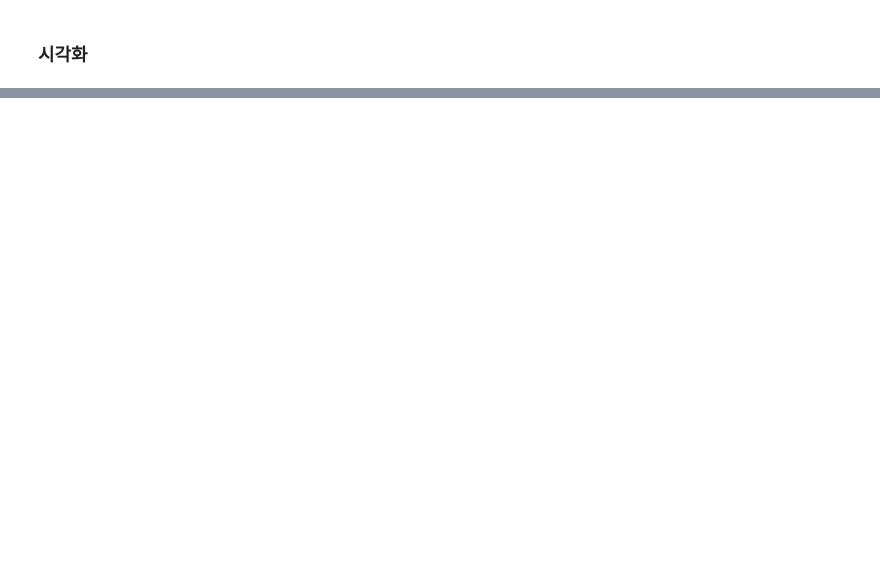
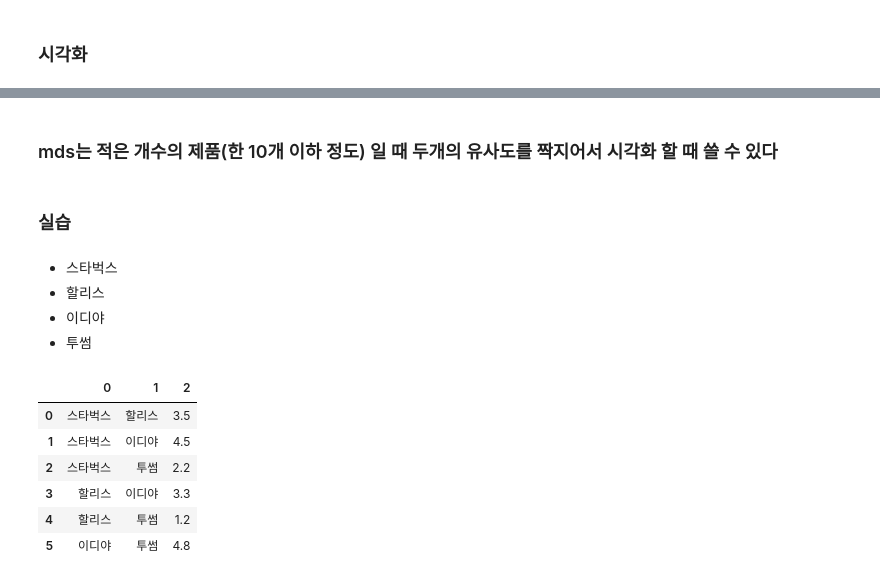
Before and after one commit to canary4651/TIL, a Jupyter notebook: jupyter/통계10.ipynb, the cells around one changed output, grey strips where cells are left out. Saved outputs shown, nothing was run; the diff lists cells and outputs as text; code cells hidden in the pictures; blank space fills up the shorter version.

```diff
--- a/jupyter/통계10.ipynb
+++ b/jupyter/통계10.ipynb
@@ -639,0 +361,30 @@ array([[-0.00476629, -0.35994948],
+# %% [markdown]
+### mds는 적은 개수의 제품(한 10개 이하 정도) 일 때 두개의 유사도를 짝지어서 시각화 할 때 쓸 수 있다
+# %% [markdown]
+### 실습
+# %% [markdown]
+- 스타벅스
+- 할리스
+- 이디야
+- 투썸
+# %%
+df = pandas.DataFrame(
+    [
+        ['스타벅스', '할리스', 3.5],
+        ['스타벅스', '이디야', 4.5],
+        ['스타벅스', '투썸', 2.2],
+        ['할리스', '이디야', 3.3],
+        ['할리스', '투썸', 1.2],
+        ['이디야', '투썸', 4.8],
+
+    ])
+# 1: 아주 비슷하다 5: 전혀 비슷하지 않다
+df
+# %% [output]
+|  | 0 | 1 | 2 |
+| 0 | 스타벅스 | 할리스 | 3.5 |
+| 1 | 스타벅스 | 이디야 | 4.5 |
+| 2 | 스타벅스 | 투썸 | 2.2 |
+| 3 | 할리스 | 이디야 | 3.3 |
+| 4 | 할리스 | 투썸 | 1.2 |
+| 5 | 이디야 | 투썸 | 4.8 |
```
Also changed, not shown: parts of 68 cells of this notebook, 1 other file.
